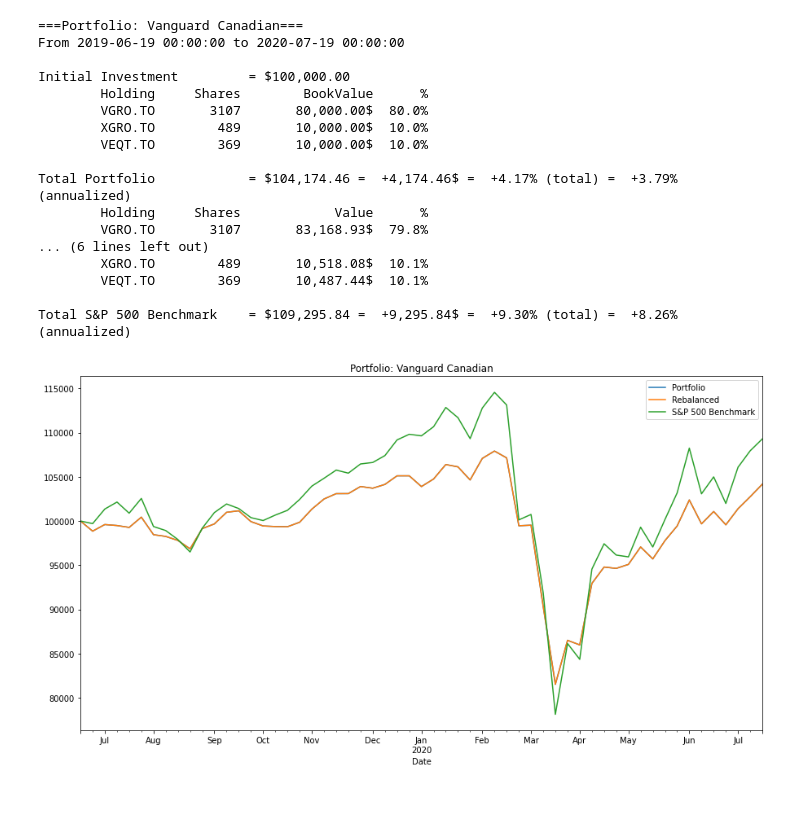
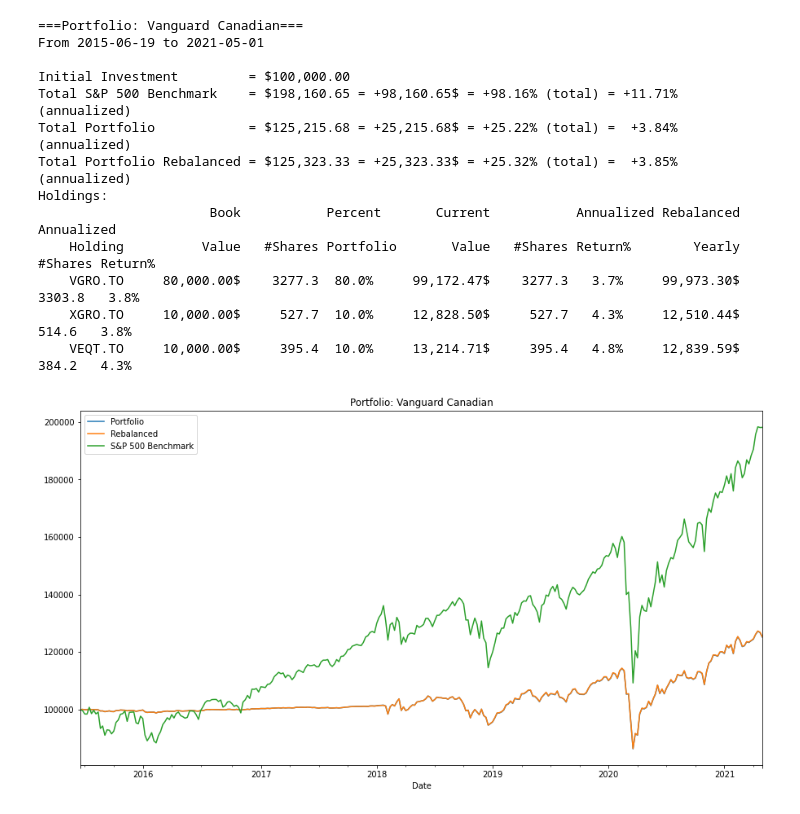
Before and after one commit to ajitnilakantan/backest-portfolio, a Jupyter notebook: Backtest.ipynb, the cells around one changed output. Saved outputs shown, nothing was run; the diff lists cells and outputs as text; code cells hidden in the pictures.

```diff
--- a/Backtest.ipynb
+++ b/Backtest.ipynb
@@ -11,9 +11,8 @@ initial_investment = 100000
 usd_cad = 1.3
 
 # Collect data for this time period
-start = datetime.datetime(2019,  6, 19)
-end   = datetime.datetime(2020,  7, 19)
-
+start = datetime.datetime(2015,  6, 19)
+end   = datetime.datetime(2021,  5,  1)
 
 # Baseline benchmark
 benchmark_portfolio = {
@@ -21,7 +20,6 @@ benchmark_portfolio = {
     'holdings': [Holding('^GSPC', 100, 'S&P 500')]
 }
 benchmark_data, benchmark_num_shares = download_portfolio_history(benchmark_portfolio, start, end, initial_investment, usd_cad)
-
 
 # Portfolio: Ticker, percentage of holdings, description
 portfolios = [
@@ -31,47 +29,70 @@ portfolios = [
             Holding('VGRO.TO', 80, 'Vanguard Growth ETF Portfolio (CAD)'),
             Holding('XGRO.TO', 10, 'iShares Core Growth ETF Portfolio (CAD)'),
             Holding('VEQT.TO', 10, 'Vanguard All-Equity ETF Portfolio (CAD)'),
         ]
     },
     {
         'name': 'Tech Stocks',
         'holdings': [
             Holding('AAPL', 20, ''),
             Holding('AMZN', 20, ''),
             Holding('NFLX', 20, ''),
             Holding('FB',   20, ''),
             Holding('BRK-B', 20, '')]
     },
     {
-        'name': 'Tech Stocks',
+        'name': 'Nasdaq QQQ',
         'holdings': [
             Holding('QQQ', 100, ''),
+        ]
+    },
+    {
+        # See: https://www.holdingschannel.com/13f/cascade-investment-advisors-inc-top-holdings/
+        'name': 'BillG',
+        'holdings': [
+            Holding('AAPL', 4077, ''),
+            Holding('MSFT', 3303, ''),
+            Holding('INTC', 2953, ''),
+            Holding('AMAT', 2405, ''),
+            Holding('FDX',  2217, ''),
+            Holding('FFIV', 2096, ''),
+            Holding('DIS',  2036, ''),
+            Holding('NTR',  1999, ''),
+            Holding('TGT',  1993, ''),
+            Holding('WSM',  1989, ''),
+            Holding('USB',  1979, ''),
+            Holding('AMGN', 1961, ''),
+            Holding('FB',   1906, ''),
+            Holding('AMZN', 1872, ''),
+            Holding('SCHW', 1863, ''),
+            Holding('NVS',  1850, ''),
+            Holding('EMR',  1817, ''),
+            Holding('INFY', 1790, ''),
+            Holding('RJF',  1790, ''),
+            Holding('MET',  1788, ''),
+            Holding('JLL',  1757, ''),
         ]
     },
 ]
 
 for portfolio in portfolios:
     portfolio_data, portfolio_num_shares = download_portfolio_history(portfolio, start, end, initial_investment, usd_cad)
     rebalanced_num_shares = rebalance_portfolio(portfolio, portfolio_data, portfolio_num_shares, start, end)
 
     plot_results(portfolio, portfolio_data, portfolio_num_shares, rebalanced_num_shares, benchmark_portfolio, benchmark_data, benchmark_num_shares, start, end, initial_investment)
 # %% [output]
 ===Portfolio: Vanguard Canadian===
-From 2019-06-19 00:00:00 to 2020-07-19 00:00:00
+From 2015-06-19 to 2021-05-01
 
 Initial Investment         = $100,000.00
-        Holding     Shares        BookValue      %
-        VGRO.TO       3107       80,000.00$  80.0%
-        XGRO.TO        489       10,000.00$  10.0%
-        VEQT.TO        369       10,000.00$  10.0%
-
-Total Portfolio            = $104,174.46 =  +4,174.46$ =  +4.17% (total) =  +3.79% (annualized)
-        Holding     Shares            Value      %
-        VGRO.TO       3107       83,168.93$  79.8%
-... (6 lines left out)
-        XGRO.TO        489       10,518.08$  10.1%
-        VEQT.TO        369       10,487.44$  10.1%
-
-Total S&P 500 Benchmark    = $109,295.84 =  +9,295.84$ =  +9.30% (total) =  +8.26% (annualized)
+Total S&P 500 Benchmark    = $198,160.65 = +98,160.65$ = +98.16% (total) = +11.71% (annualized)
+Total Portfolio            = $125,215.68 = +25,215.68$ = +25.22% (total) =  +3.84% (annualized)
+Total Portfolio Rebalanced = $125,323.33 = +25,323.33$ = +25.32% (total) =  +3.85% (annualized)
+Holdings:
+                      Book           Percent       Current           Annualized Rebalanced           Annualized
+    Holding          Value   #Shares Portfolio       Value   #Shares Return%        Yearly   #Shares Return%
+    VGRO.TO     80,000.00$    3277.3  80.0%     99,172.47$    3277.3   3.7%     99,973.30$    3303.8   3.8%
+    XGRO.TO     10,000.00$     527.7  10.0%     12,828.50$     527.7   4.3%     12,510.44$     514.6   3.8%
+    VEQT.TO     10,000.00$     395.4  10.0%     13,214.71$     395.4   4.8%     12,839.59$     384.2   4.3%
-[figure, old version]
+[figure, new version]
 ===Portfolio: Tech Stocks===
```
Also changed, not shown: parts of 1 cell of this notebook, 1 other file.
